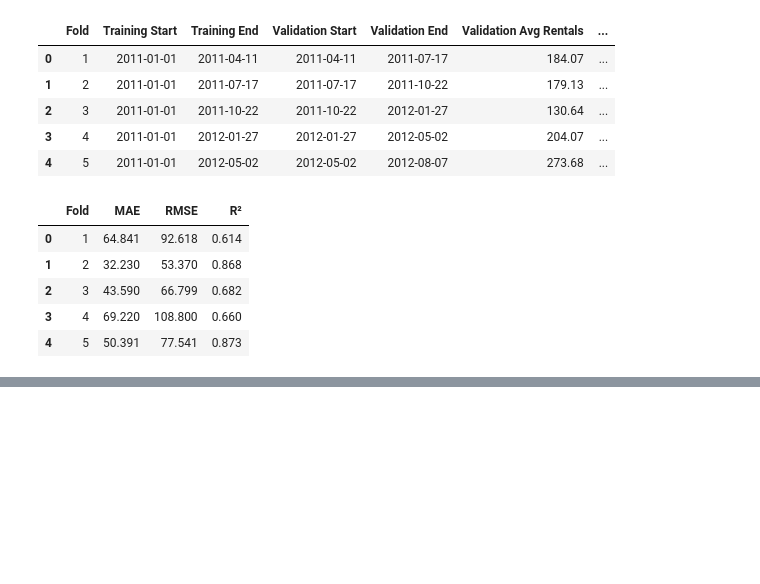
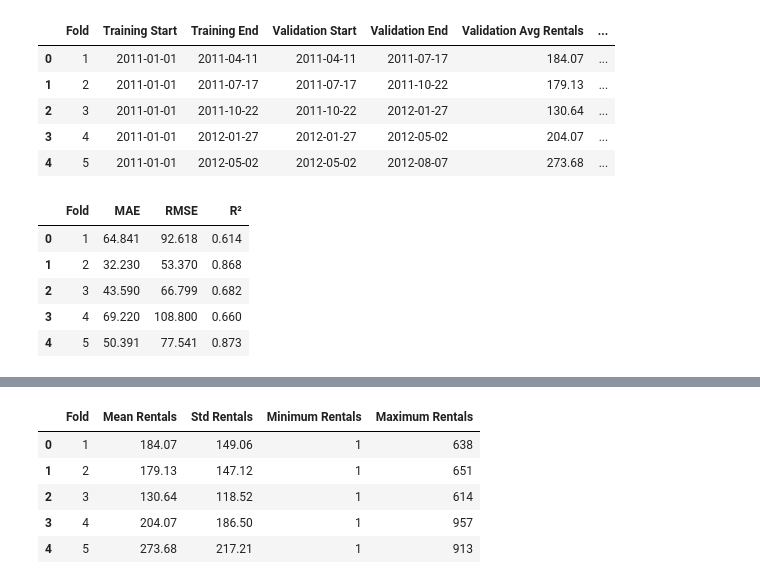
Before and after one commit to SandaruNipuna1/urban-mobility-demand-intelligence, a Jupyter notebook: notebooks/04_model_development.ipynb, the cells around one changed output, grey strips where cells are left out. Saved outputs shown, nothing was run; the diff lists cells and outputs as text; code cells hidden in the pictures; blank space fills up the shorter version.

```diff
--- a/notebooks/04_model_development.ipynb
+++ b/notebooks/04_model_development.ipynb
@@ -809,0 +837,25 @@ display(fold_error_df.round(3))
+# %%
+demand_analysis = []
+
+for fold, (_, val_idx) in enumerate(tscv.split(X_train), start=1):
+
+    actual_demand = y_train.iloc[val_idx]
+
+    demand_analysis.append({
+        "Fold": fold,
+        "Mean Rentals": actual_demand.mean(),
+        "Std Rentals": actual_demand.std(),
+        "Minimum Rentals": actual_demand.min(),
+        "Maximum Rentals": actual_demand.max()
+    })
+
+demand_df = pd.DataFrame(demand_analysis)
+
+display(demand_df.round(2))
+# %% [output]
+|  | Fold | Mean Rentals | Std Rentals | Minimum Rentals | Maximum Rentals |
+| 0 | 1 | 184.07 | 149.06 | 1 | 638 |
+| 1 | 2 | 179.13 | 147.12 | 1 | 651 |
+| 2 | 3 | 130.64 | 118.52 | 1 | 614 |
+| 3 | 4 | 204.07 | 186.50 | 1 | 957 |
+| 4 | 5 | 273.68 | 217.21 | 1 | 913 |
```
Also changed, not shown: parts of 10 cells of this notebook.
